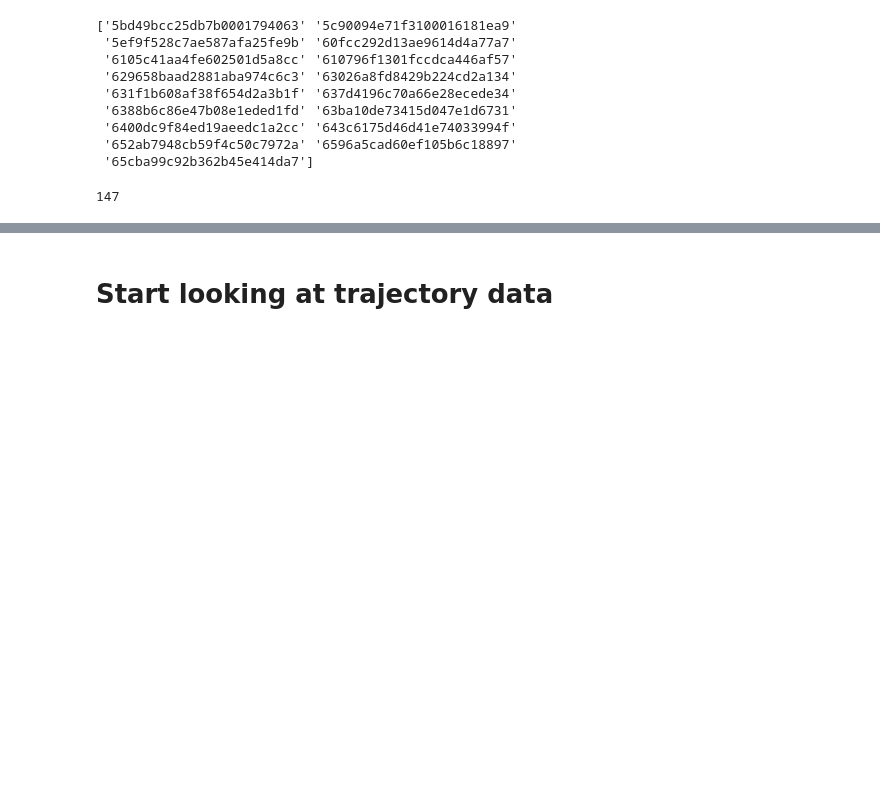
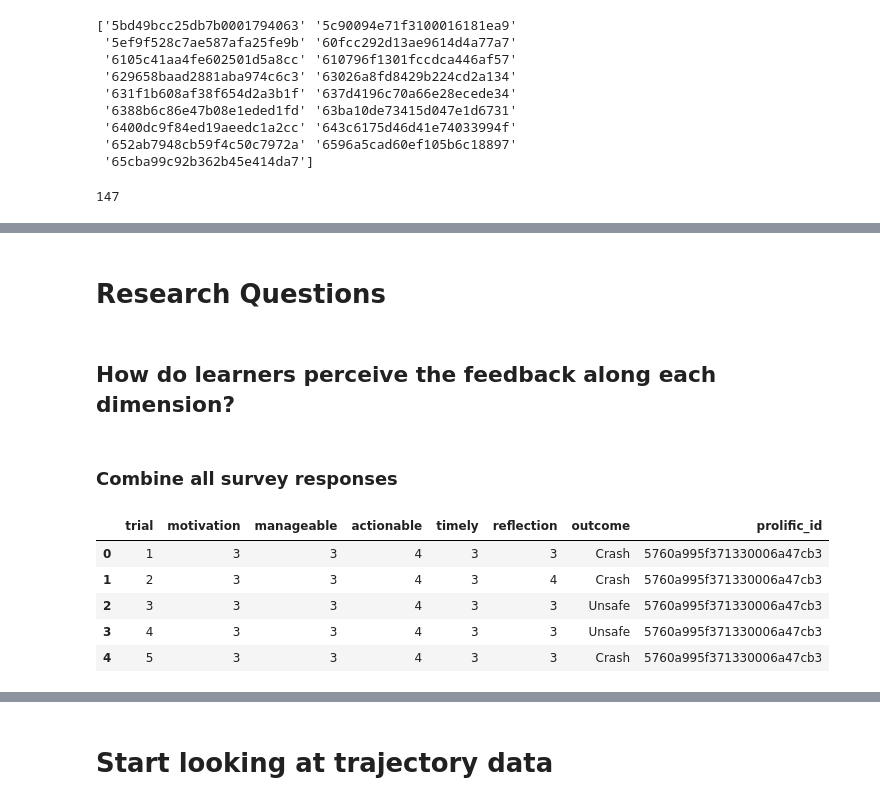
Before and after one commit to cairo-robotics/llm-multimodal-drone-feedback, a Jupyter notebook: analysis/analysis_brainstorm.ipynb, the cells around one changed output, grey strips where cells are left out. Cells and saved outputs as stored; diff of their text form; code cells hidden in the pictures; blank space fills up the shorter version.

```diff
--- a/analysis/analysis_brainstorm.ipynb
+++ b/analysis/analysis_brainstorm.ipynb
@@ -344,0 +359,24 @@ Name: count, dtype: float64
+# %% [markdown]
+# Research Questions
+# %% [markdown]
+## How do learners perceive the feedback along each dimension?
+# %% [markdown]
+### Combine all survey responses
+# %%
+# combine survey responses into one dataframe
+responses = []
+
+for participant in merged_filtered['prolific_id']:
+    surveys = pd.read_csv(data_dir + participant + '/survey_responses.csv')
+    surveys['prolific_id'] = participant
+    responses.append(surveys)
+
+all_responses = pd.concat(responses, ignore_index=True)
+all_responses.head()
+# %% [output]
+|  | trial | motivation | manageable | actionable | timely | reflection | outcome | prolific_id |
+| 0 | 1 | 3 | 3 | 4 | 3 | 3 | Crash | 5760a995f371330006a47cb3 |
+| 1 | 2 | 3 | 3 | 4 | 3 | 4 | Crash | 5760a995f371330006a47cb3 |
+| 2 | 3 | 3 | 3 | 4 | 3 | 3 | Unsafe | 5760a995f371330006a47cb3 |
+| 3 | 4 | 3 | 3 | 4 | 3 | 3 | Unsafe | 5760a995f371330006a47cb3 |
+| 4 | 5 | 3 | 3 | 4 | 3 | 3 | Crash | 5760a995f371330006a47cb3 |
```
Also changed, not shown: parts of 64 cells of this notebook.
